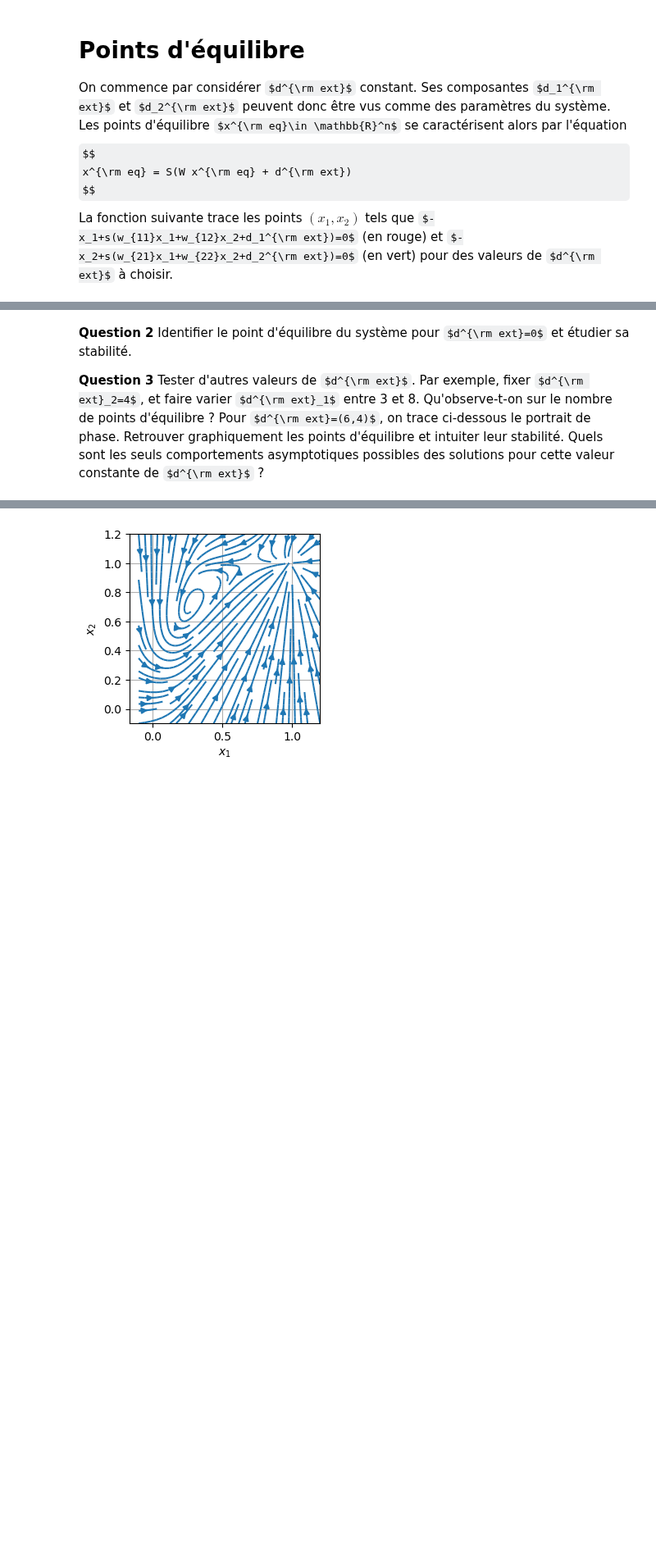
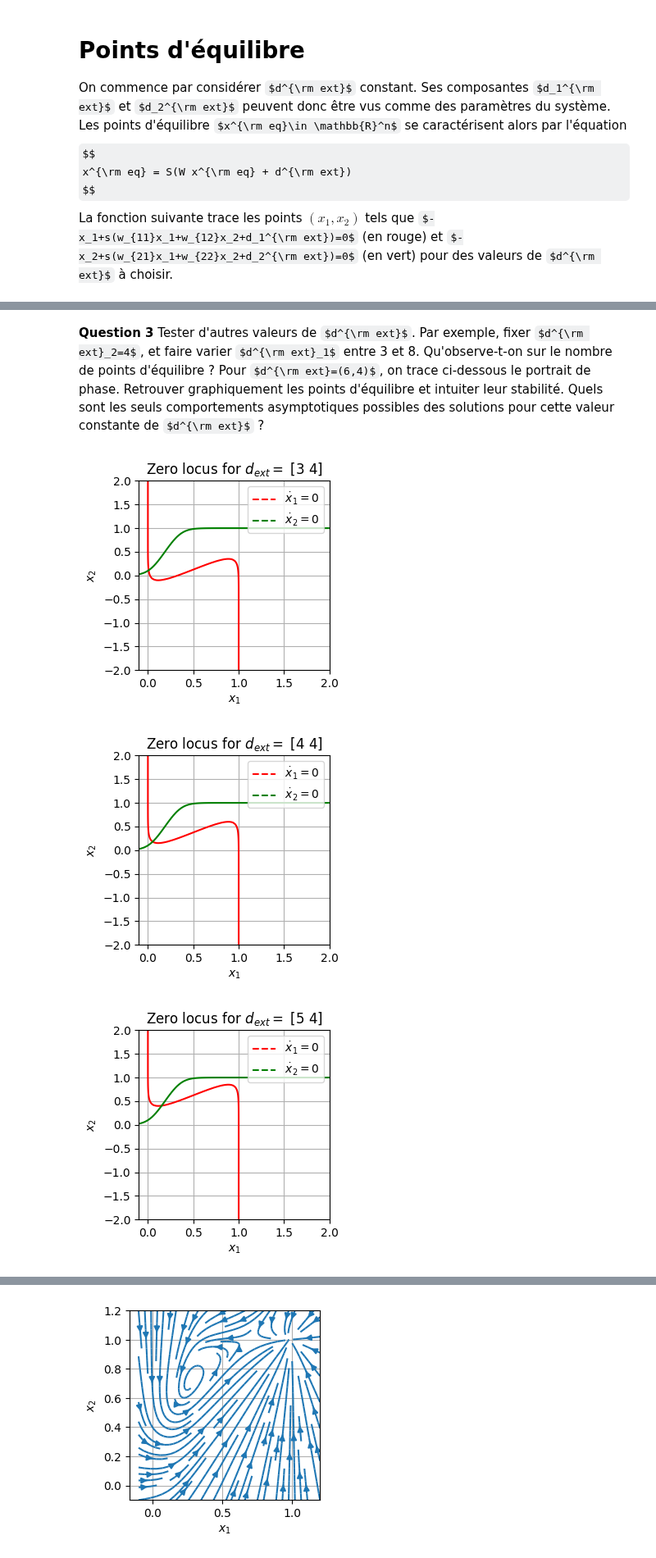
Before and after one commit to bonbonblond/Projet-info, a Jupyter notebook: Projet Equations Différentielles.ipynb, the cells around one changed output, grey strips where cells are left out. Shown at 82% size. Saved outputs shown, nothing was run; the diff lists cells and outputs as text; code cells hidden in the pictures; some formulas as TeX source; blank space fills up the shorter version.

Commit message:
réponse première partie question 2

```diff
--- a/Projet Equations Différentielles.ipynb
+++ b/Projet Equations Différentielles.ipynb
@@ -96,4 +104,9 @@ plot_zero_locus(d_ext)
 # %% [markdown]
-**Question 2** Identifier le point d'équilibre du système pour $d^{\rm ext}=0$ et étudier sa stabilité.
-
 **Question 3** Tester d'autres valeurs de $d^{\rm ext}$. Par exemple, fixer $d^{\rm ext}_2=4$, et faire varier $d^{\rm ext}_1$ entre 3 et 8. Qu'observe-t-on sur le nombre de points d'équilibre ? Pour $d^{\rm ext}=(6,4)$, on trace ci-dessous le portrait de phase. Retrouver graphiquement les points d'équilibre et intuiter leur stabilité. Quels sont les seuls comportements asymptotiques possibles des solutions pour cette valeur constante de $d^{\rm ext}$ ?
+# %%
+for i in range(3,9):
+    plot_zero_locus(np.array([i,4]))
+# %% [output]
+[figure, added]
+[figure, added]
+[figure, added]
```
Also changed, not shown: parts of 11 cells of this notebook.
